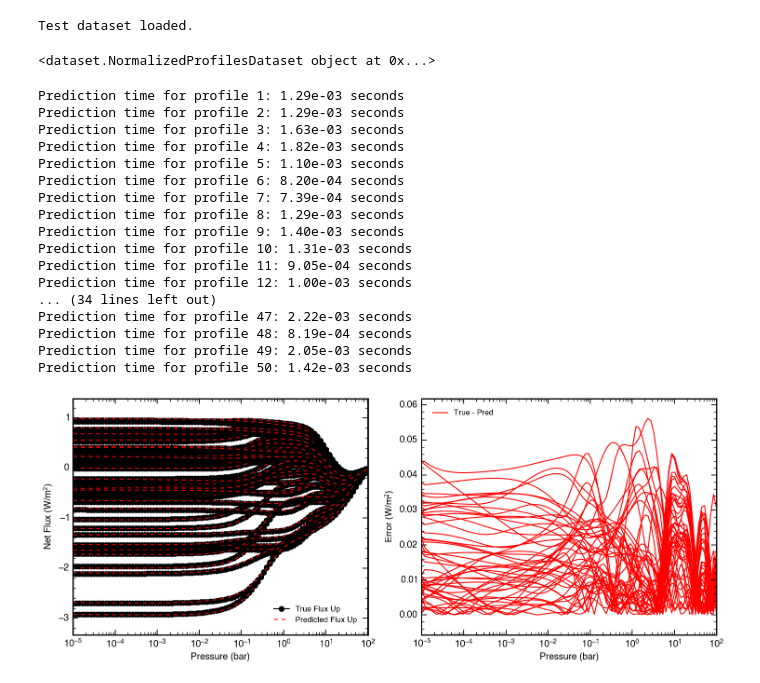
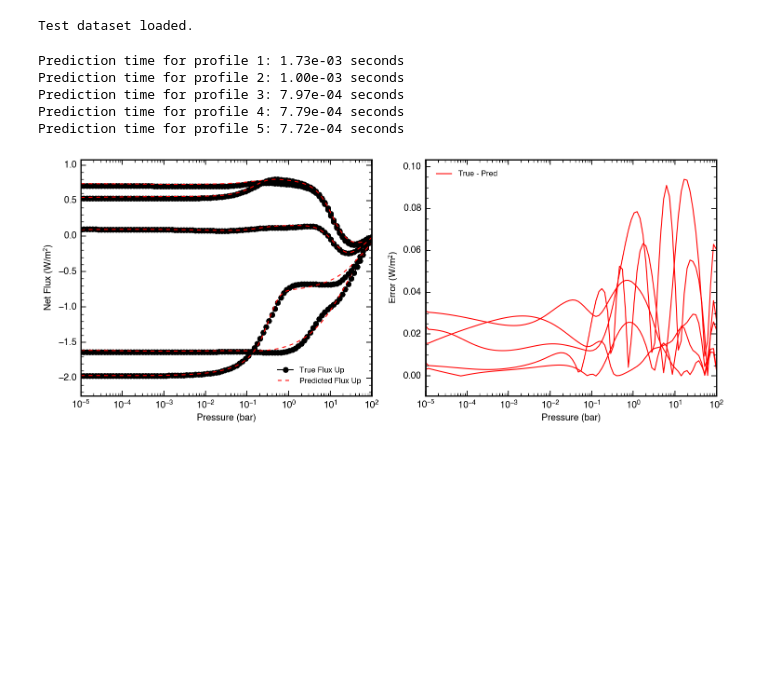
Before and after one commit to imalsky/NN_Profiles, a Jupyter notebook: plot_model_predictions.ipynb, the cells around one changed output. Drawn from its saved outputs; the diff is of its cells as text; code cells hidden in the pictures; blank space fills up the shorter version.

```diff
--- a/plot_model_predictions.ipynb
+++ b/plot_model_predictions.ipynb
@@ -135,10 +129,6 @@ test_loader = DataLoader(test_dataset,batch_size=1,shuffle=False)
 print("Test dataset loaded.")
 # %% [output]
 Test dataset loaded.
-# %%
-print(test_dataset)
-# %% [output]
-<dataset.NormalizedProfilesDataset object at 0x...>
 # %%
 def denormalize(norm_values, metadata, variable_name, method):
     """
@@ -188,17 +178,11 @@ def denormalize(norm_values, metadata, variable_name, method):
 
     return denorm
 # %%
-import time
-import os
-import torch
-import numpy as np
-import matplotlib.pyplot as plt
-
 # Number of profiles to visualize
-N = 50
-
+N = 5
 
 fractional_errors = []
+
 # Create a directory for saving plots if it doesn't exist
 os.makedirs(save_path, exist_ok=True)
 
@@ -211,12 +195,8 @@ with torch.no_grad():
             break
 
         # Unpack data, ignoring extra elements if necessary
-        if model_type == 'RNN_New':
-            inputs, targets = data
-        elif model_type == 'BasicRNN':
-            inputs, targets, *_ = data  # Ignore any extra elements
-        else:
-            raise ValueError(f"Unsupported model type: {model_type}")
+        inputs, targets = data
+
 
         # Move data to device
         inputs = inputs.to(device)
@@ -268,48 +248,36 @@ with torch.no_grad():
             #axes[1].plot(pressure[0], error[0] * 100, label=r'Error (W/m$^2$)', color='red')
             axes[1].plot(pressure[0], error[0] / 1e6, label=r'True - Pred', color='red')
         else:
             axes[0].plot(pressure[0], net_flux_true[0]/1e6, marker='o', color='black')
             axes[0].plot(pressure[0], net_flux_pred[0]/1e6, linestyle='--', color='red')
             axes[1].plot(pressure[0], error[0] / 1e6, color='red')
 
     # Configure the left subplot (True vs Predicted Flux Up)
     #axes[0].set_yscale('symlog')
     #axes[1].set_yscale('symlog')
 
 
     axes[0].set_xscale('log')
     #axes[0].invert_xaxis()
     axes[0].set_xlabel('Pressure (bar)')
     axes[0].set_ylabel(r'Net Flux (W/m$^2$)')
     axes[0].legend(loc='best')
 
     # Configure the right subplot (Fractional Error)
     #axes[1].set_ylim(0, 5)  # Adjust as needed
     axes[1].set_xscale('log')
     #axes[1].invert_xaxis()
     axes[1].set_xlabel('Pressure (bar)')
     axes[1].set_ylabel(r'Error (W/m$^2$)')
     axes[1].legend(loc='best')
 
     plt.tight_layout()
     plt.savefig(os.path.join(save_path, "flux_up_comparison.png"))
     plt.show()
 # %% [output]
-Prediction time for profile 1: 1.29e-03 seconds
-Prediction time for profile 2: 1.29e-03 seconds
-Prediction time for profile 3: 1.63e-03 seconds
-Prediction time for profile 4: 1.82e-03 seconds
-Prediction time for profile 5: 1.10e-03 seconds
-Prediction time for profile 6: 8.20e-04 seconds
-Prediction time for profile 7: 7.39e-04 seconds
-Prediction time for profile 8: 1.29e-03 seconds
-Prediction time for profile 9: 1.40e-03 seconds
-Prediction time for profile 10: 1.31e-03 seconds
-Prediction time for profile 11: 9.05e-04 seconds
-Prediction time for profile 12: 1.00e-03 seconds
-... (34 lines left out)
-Prediction time for profile 47: 2.22e-03 seconds
-Prediction time for profile 48: 8.19e-04 seconds
-Prediction time for profile 49: 2.05e-03 seconds
-Prediction time for profile 50: 1.42e-03 seconds
+Prediction time for profile 1: 1.73e-03 seconds
+Prediction time for profile 2: 1.00e-03 seconds
+Prediction time for profile 3: 7.97e-04 seconds
+Prediction time for profile 4: 7.79e-04 seconds
+Prediction time for profile 5: 7.72e-04 seconds
-[figure, old version]
+[figure, new version]
```
Also changed, not shown: parts of 8 cells of this notebook, 41 other files.
